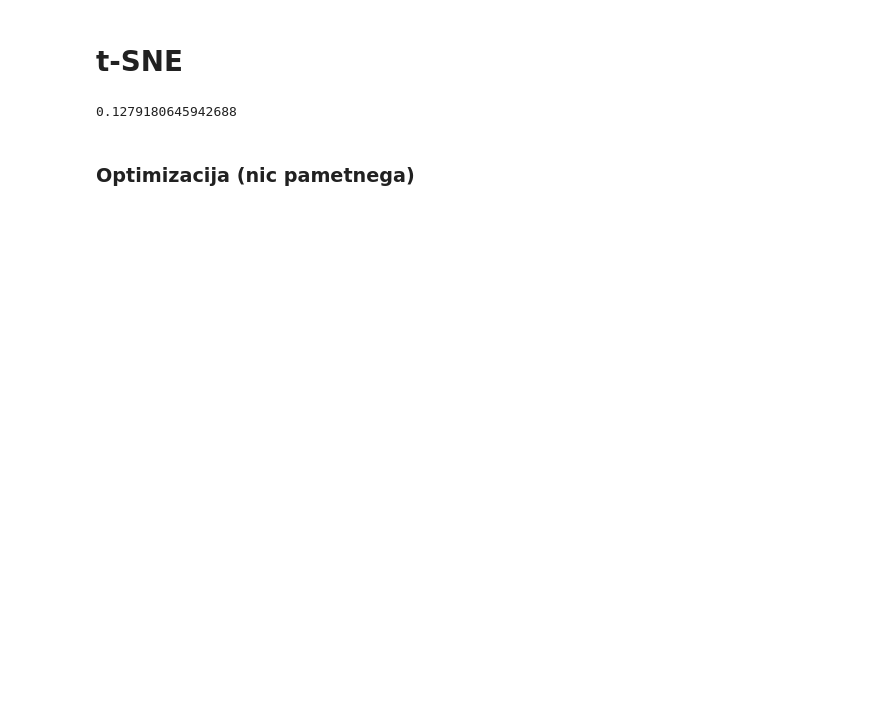
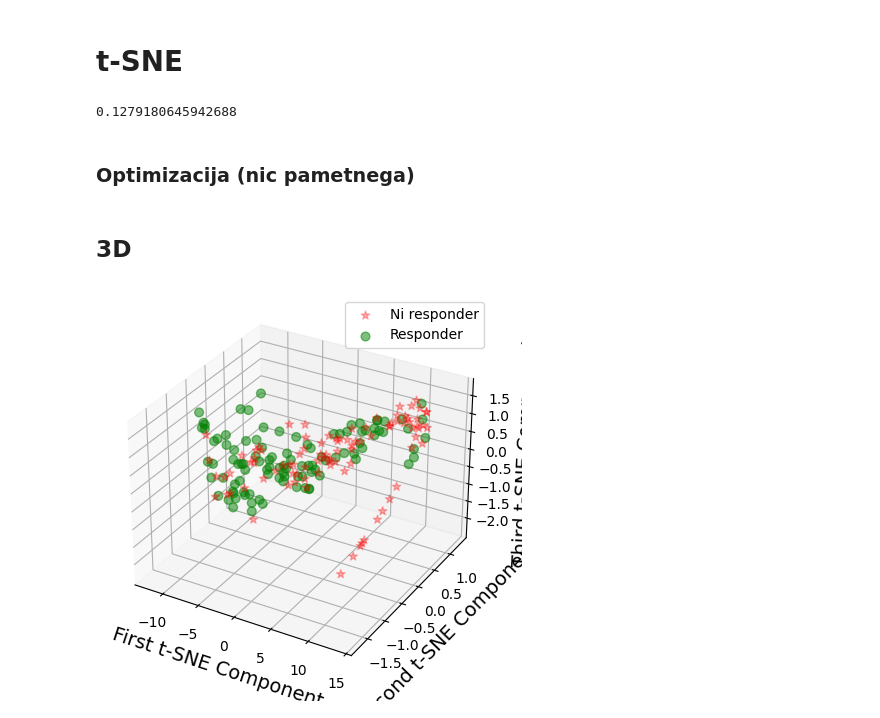
Before and after one commit to borbregant/institut, a Jupyter notebook: t-SNE.ipynb, the cells around one changed output. Saved outputs shown, nothing was run; the diff lists cells and outputs as text; code cells hidden in the pictures; blank space fills up the shorter version.

```diff
--- a/t-SNE.ipynb
+++ b/t-SNE.ipynb
@@ -70,3 +70,42 @@ fig = px.line(x=perplexity, y=divergence, markers=True)
 fig.update_layout(xaxis_title="Perplexity Values", yaxis_title="Divergence")
 fig.update_traces(line_color="red", line_width=1)
 fig.show()
+# %% [markdown]
+## 3D
+# %%
+
+tsne = TSNE(n_components=3, random_state=42)
+X_tsne = tsne.fit_transform(X)
+
+
+ex_variance=np.var(X_tsne,axis=0)
+ex_variance_ratio = ex_variance/np.sum(ex_variance)
+ex_variance_ratio
+
+
+Xax = X_tsne[:,0]
+Yax = X_tsne[:,1]
+Zax = X_tsne[:,2]
+
+cdict = {0:'red',1:'green'}
+labl = {0:'Ni responder',1:'Responder'}
+marker = {0:'*',1:'o'}
+alpha = {0:.3, 1:.5}
+
+fig = plt.figure(figsize=(7,5))
+ax = fig.add_subplot(111, projection='3d')
+
+fig.patch.set_facecolor('white')
+for l in np.unique(y):
+ ix=np.where(y==l)
+ ax.scatter(Xax[ix], Yax[ix], Zax[ix], c=cdict[l], s=40,
+           label=labl[l], marker=marker[l], alpha=alpha[l])
+# for loop ends
+ax.set_xlabel("First t-SNE Component", fontsize=14)
+ax.set_ylabel("Second t-SNE Component", fontsize=14)
+ax.set_zlabel("Third t-SNE Component", fontsize=14)
+
+ax.legend()
+plt.show()
+# %% [output]
+[figure, added]
```
